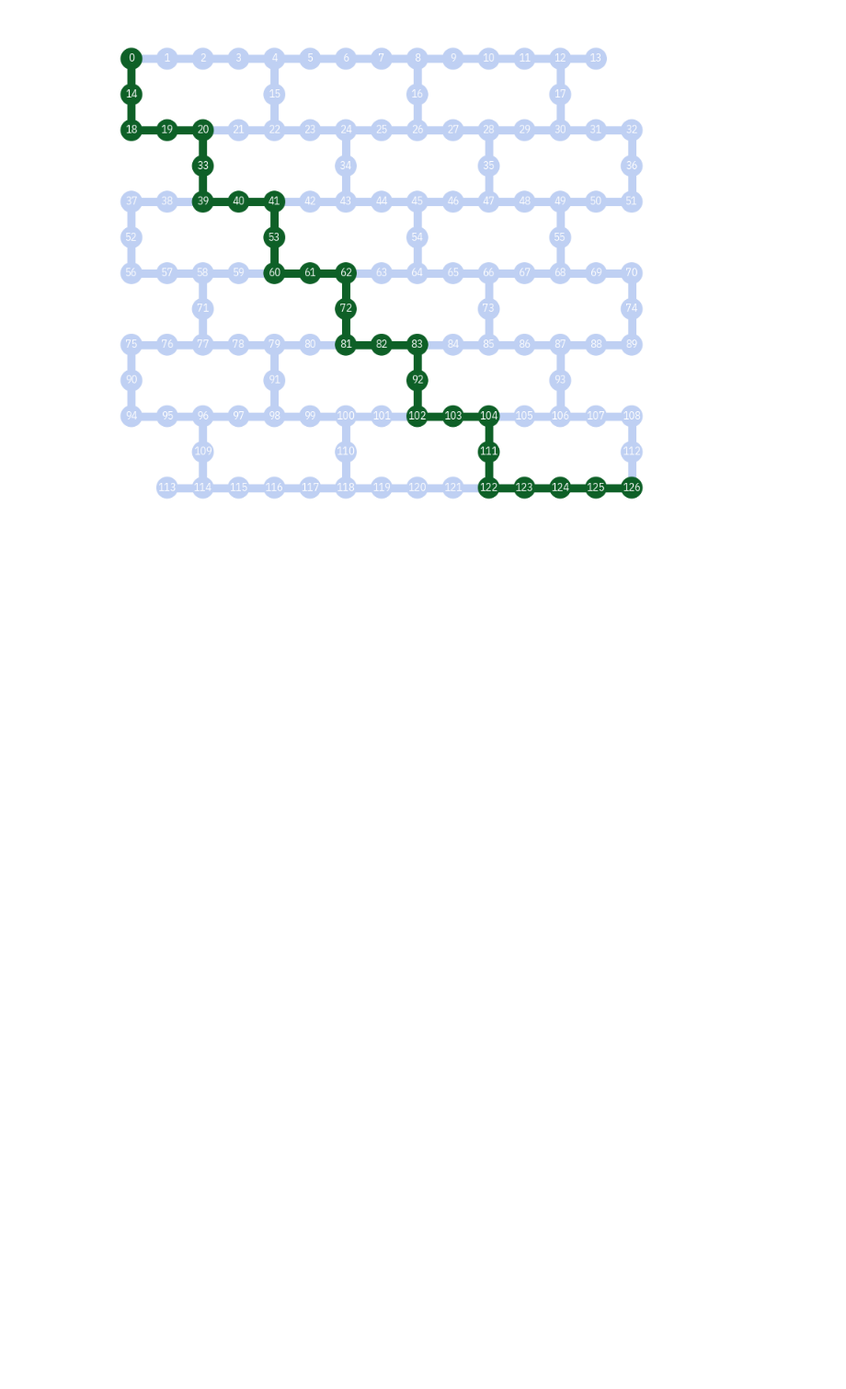
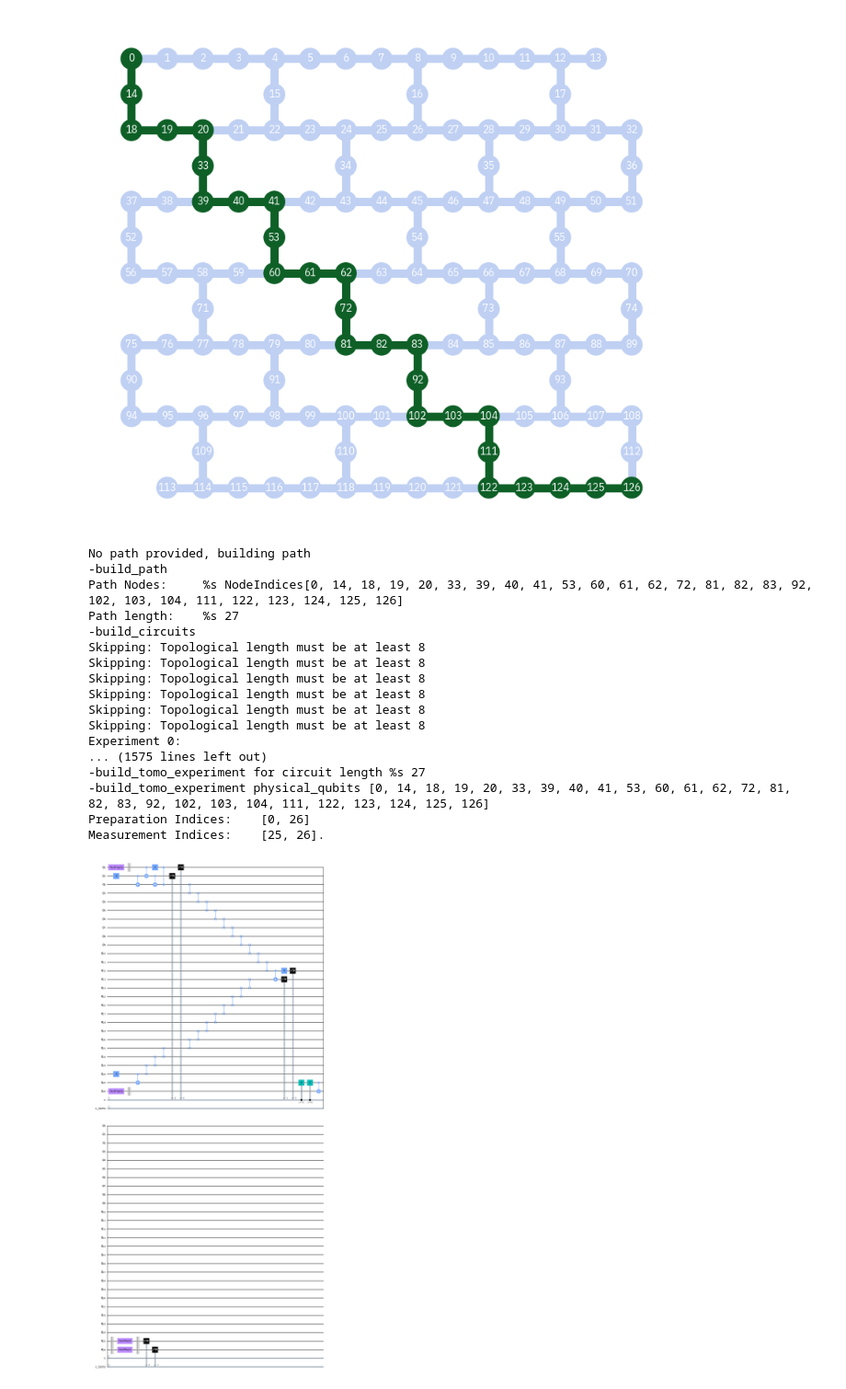
Before and after one commit to jbwaring/pink2-concordia-dac, a Jupyter notebook: graphs.ipynb, the cells around one changed output. Shown at 92% size. Saved outputs shown, nothing was run; the diff lists cells and outputs as text; code cells hidden in the pictures; blank space fills up the shorter version.

Commit message:
added sampler entanglement swapping

```diff
--- a/graphs.ipynb
+++ b/graphs.ipynb
@@ -97,7 +54,7 @@ True
 # %%
 import matplotlib as mpl
 mpl.rcParams['font.family'] = 'IBM Plex Sans'
-mpl.rcParams["font.weight"] = "bold"
+# mpl.rcParams["font.weight"] = "normal"
 colors = []
 edges = []
 magenta = np.array([14, 96, 39, 255]) / 255
@@ -123,3 +80,37 @@ plot_coupling_map(coupling_map=[x for x in backend.coupling_map],  qubit_coordin
     10, 10), qubit_color=colors, line_color=edges, line_width=8, font_size=15, filename='coupling_map_127-visited-qubits.eps')
 # %% [output]
 [figure]
+# %%
+from lib.ent_swap_cnot_experiment import EntanglementSwappingCNOTExperimentsController
+
+
+controller = EntanglementSwappingCNOTExperimentsController(
+    backend=backend,
+    shots=1024,
+    path=None,
+    simulator=service.get_backend('ibmq_qasm_simulator'),
+    no_analysis=True
+    # log=print
+)
+
+
+controller.build_circuits()[-1].circuits()[0].draw(output='mpl')
+# %% [output]
+No path provided, building path
+-build_path
+Path Nodes:     %s NodeIndices[0, 14, 18, 19, 20, 33, 39, 40, 41, 53, 60, 61, 62, 72, 81, 82, 83, 92, 102, 103, 104, 111, 122, 123, 124, 125, 126]
+Path length:    %s 27
+-build_circuits
+Skipping: Topological length must be at least 8
+Skipping: Topological length must be at least 8
+Skipping: Topological length must be at least 8
+Skipping: Topological length must be at least 8
+Skipping: Topological length must be at least 8
+Skipping: Topological length must be at least 8
+Experiment 0:
+... (1575 lines left out)
+-build_tomo_experiment for circuit length %s 27
+-build_tomo_experiment physical_qubits [0, 14, 18, 19, 20, 33, 39, 40, 41, 53, 60, 61, 62, 72, 81, 82, 83, 92, 102, 103, 104, 111, 122, 123, 124, 125, 126]
+Preparation Indices:    [0, 26]
+Measurement Indices:    [25, 26].
+[figure, added]
```
Also changed, not shown: parts of 7 cells of this notebook, 3 other files.
